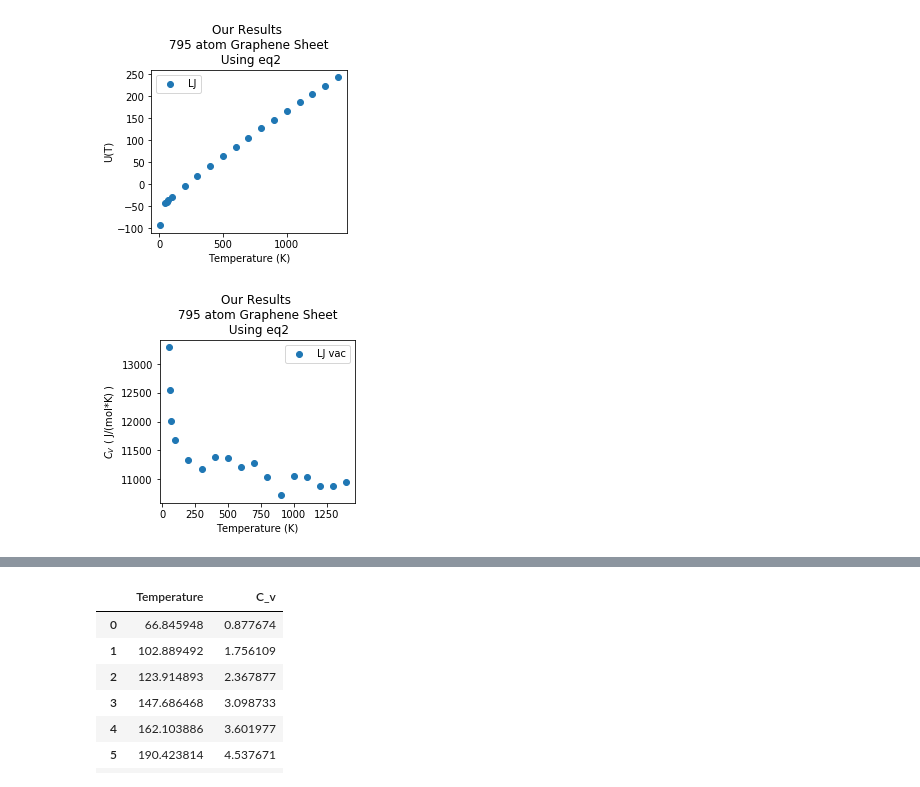
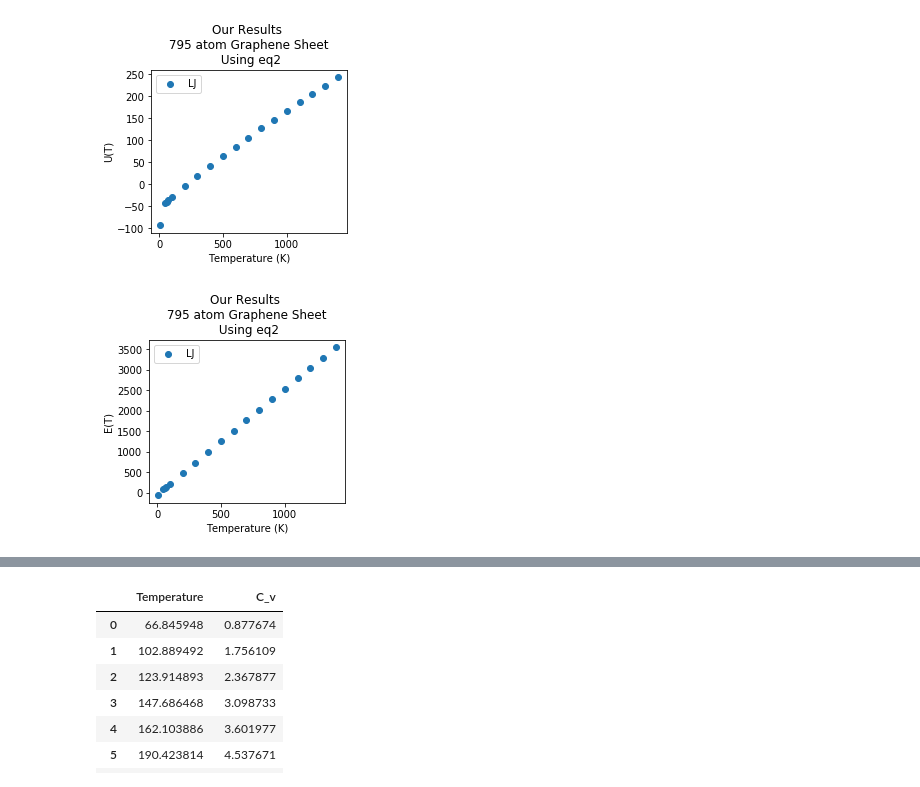
Before and after one commit to sonalij3/Graphene-Finite-Size-Study, a Jupyter notebook: analyze/make_plots.ipynb, the cells around one changed output, grey strips where cells are left out. Cells and saved outputs as stored; diff of their text form; code cells hidden in the pictures.

```diff
--- a/analyze/make_plots.ipynb
+++ b/analyze/make_plots.ipynb
@@ -47,6 +47,9 @@ df2
 | 4 | 0 | 832.632370 | 7438.761820 | 1253.392716 | 0.290954 | 2.599391 | 3044.880213 | 204.652592 | 1200.047241 |
 | 5 | 0 | 921.983934 | 8731.505260 | 1467.318641 | 0.274684 | 2.601349 | 3298.849785 | 222.867017 | 1299.658028 |
 | 6 | 0 | 1101.949157 | 10192.774265 | 1692.998840 | 0.283149 | 2.619066 | 3555.391680 | 243.229664 | 1399.448007 |
+# %%
+# For the LJ data we only do a certain temperature range 100K-1400K
+temp_range = np.array((df1["T"] > 90).index)
 # %%
 fig, ax = plt.subplots(1,1,figsize=(3.5,3))
 
@@ -60,16 +63,14 @@ plt.savefig(f'plots/LJ_U_vs_T.png', dpi=150, bbox_inches='tight')
 # %% [output]
 [figure]
 # %%
-kcal_to_J = 4184
-
 fig, ax = plt.subplots(1,1,figsize=(3.5,3))
 
-plt.scatter( df2["T"][1:], df2["C_v_e"][1:]*kcal_to_J , label="LJ vac")
+plt.scatter( df2["T"][temp_range], df2["E"][temp_range] , label="LJ")
 
-plt.ylabel(r"$C_V$ ( J/(mol*K) )")
+plt.ylabel(r"E(T)")
 plt.xlabel("Temperature (K)")
 plt.title("Our Results \n 795 atom Graphene Sheet \n Using eq2")
 plt.legend()
-plt.savefig(f'plots/LJ_C_v_eq2.png', dpi=150, bbox_inches='tight')
+plt.savefig(f'plots/LJ_E_vs_T.png', dpi=150, bbox_inches='tight')
 # %% [output]
-[figure, old version]
+[figure, new version]
```
Also changed, not shown: parts of 34 cells of this notebook, 43 other files.
